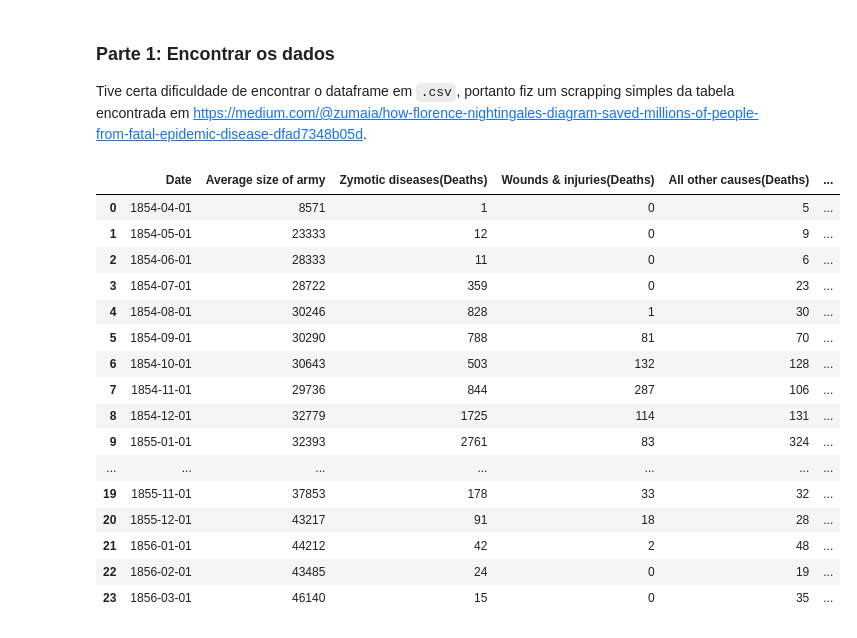
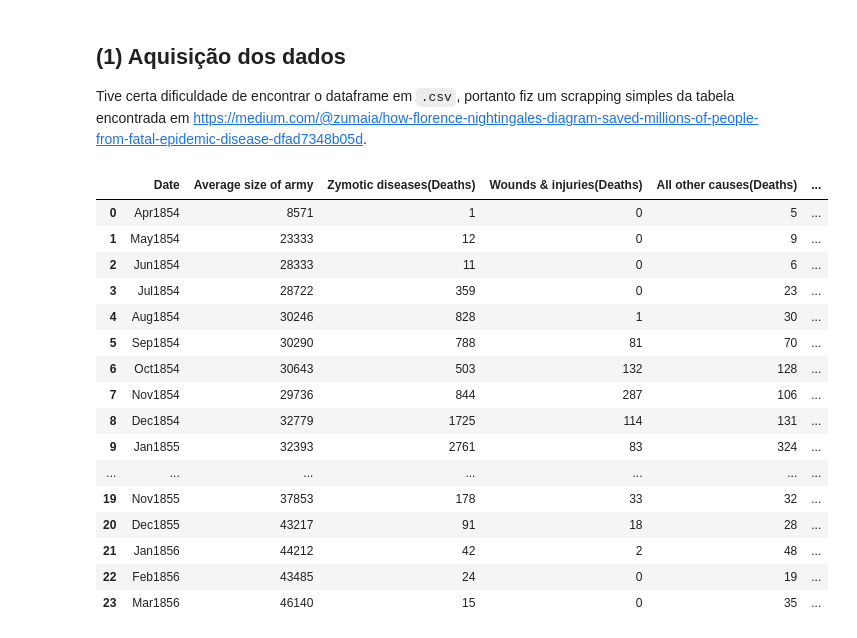
Before and after one commit to GDevigili/information-visualization-homeworks, a Jupyter notebook: trabalho_2/trabalho_2.ipynb, the cells around one changed output. Cells and saved outputs as stored; diff of their text form; code cells hidden in the pictures.

```diff
--- a/trabalho_2/trabalho_2.ipynb
+++ b/trabalho_2/trabalho_2.ipynb
@@ -23,5 +28,5 @@ import vega_datasets
 # %% [markdown]
-### Parte 1: Encontrar os dados
+## (1) Aquisição dos dados
 
 Tive certa dificuldade de encontrar o dataframe em `.csv`, portanto fiz um scrapping simples da tabela encontrada em <https://medium.com/@zumaia/how-florence-nightingales-diagram-saved-millions-of-people-from-fatal-epidemic-disease-dfad7348b05d>.
 # %%
@@ -43,52 +48,52 @@ for i in range(2, 5):
 
 # extrai as linhas da tabela
 trows = soup.find('tbody').find_all('tr')[2:]
 tcols = []
 
 # itera sobre as linhas
 for tr in soup.find('tbody').find_all('tr')[2:]:
     # pega os valores da lista de 'td' e remove ' ' e '\n'
     cols = [val.text.replace('\n', '').replace(' ', '').replace('_', '') for val in tr.find_all('td')]
     # adiciona a lista de colunas
     tcols.append(cols)
 
 # cria o dataset
 column_names[0] = 'Date'
-df_deaths = pd.DataFrame(tcols, columns = column_names)
+df_crimea = pd.DataFrame(tcols, columns = column_names)
 
 '''
 # cria um dataset para as datas
 dict_months = {'Jan':1, 'Feb':2, 'Mar':3, 'Apr':4, 'May':5, 'Jun':6, 'Jul':7, 'Aug':8, 'Sep':9, 'Oct':10, 'Nov':11, 'Dec':12}
 month_year = []
 
-for date in df_deaths['Date']:
+for date in df_crimea['Date']:
     # cria uma lista de listas do tipo [[mes, ano], [mes, ano], [mes, ano], ...]
     month_year.append([int(dict_months[date[0:3]]), int(date[3:])])
 
 df_date = pd.DataFrame(month_year, columns=['Month', 'Year'])
 '''
 # converte para int64 e float64 as colunas numéricas
-for col in df_deaths.columns[1:]:
-    df_deaths[col] = df_deaths[col].apply(pd.to_numeric)
+for col in df_crimea.columns[1:]:
+    df_crimea[col] = df_crimea[col].apply(pd.to_numeric)
 
-df_deaths['Date'] = vega_datasets.data.crimea()['date']
+# df_crimea['Date'] = vega_datasets.data.crimea()['date']
 
-df_deaths
+df_crimea
 # %% [output]
 |  | Date | Average size of army | Zymotic diseases(Deaths) | Wounds & injuries(Deaths) | All other causes(Deaths) | ... |
-| 0 | 1854-04-01 | 8571 | 1 | 0 | 5 | ... |
-| 1 | 1854-05-01 | 23333 | 12 | 0 | 9 | ... |
-| 2 | 1854-06-01 | 28333 | 11 | 0 | 6 | ... |
-| 3 | 1854-07-01 | 28722 | 359 | 0 | 23 | ... |
-| 4 | 1854-08-01 | 30246 | 828 | 1 | 30 | ... |
-| 5 | 1854-09-01 | 30290 | 788 | 81 | 70 | ... |
-| 6 | 1854-10-01 | 30643 | 503 | 132 | 128 | ... |
-| 7 | 1854-11-01 | 29736 | 844 | 287 | 106 | ... |
-| 8 | 1854-12-01 | 32779 | 1725 | 114 | 131 | ... |
-| 9 | 1855-01-01 | 32393 | 2761 | 83 | 324 | ... |
+| 0 | Apr1854 | 8571 | 1 | 0 | 5 | ... |
+| 1 | May1854 | 23333 | 12 | 0 | 9 | ... |
+| 2 | Jun1854 | 28333 | 11 | 0 | 6 | ... |
+| 3 | Jul1854 | 28722 | 359 | 0 | 23 | ... |
+| 4 | Aug1854 | 30246 | 828 | 1 | 30 | ... |
+| 5 | Sep1854 | 30290 | 788 | 81 | 70 | ... |
+| 6 | Oct1854 | 30643 | 503 | 132 | 128 | ... |
+| 7 | Nov1854 | 29736 | 844 | 287 | 106 | ... |
+| 8 | Dec1854 | 32779 | 1725 | 114 | 131 | ... |
+| 9 | Jan1855 | 32393 | 2761 | 83 | 324 | ... |
 | ... | ... | ... | ... | ... | ... | ... |
-| 19 | 1855-11-01 | 37853 | 178 | 33 | 32 | ... |
-| 20 | 1855-12-01 | 43217 | 91 | 18 | 28 | ... |
-| 21 | 1856-01-01 | 44212 | 42 | 2 | 48 | ... |
-| 22 | 1856-02-01 | 43485 | 24 | 0 | 19 | ... |
-| 23 | 1856-03-01 | 46140 | 15 | 0 | 35 | ... |
+| 19 | Nov1855 | 37853 | 178 | 33 | 32 | ... |
+| 20 | Dec1855 | 43217 | 91 | 18 | 28 | ... |
+| 21 | Jan1856 | 44212 | 42 | 2 | 48 | ... |
+| 22 | Feb1856 | 43485 | 24 | 0 | 19 | ... |
+| 23 | Mar1856 | 46140 | 15 | 0 | 35 | ... |
```
Also changed, not shown: parts of 13 cells of this notebook.
